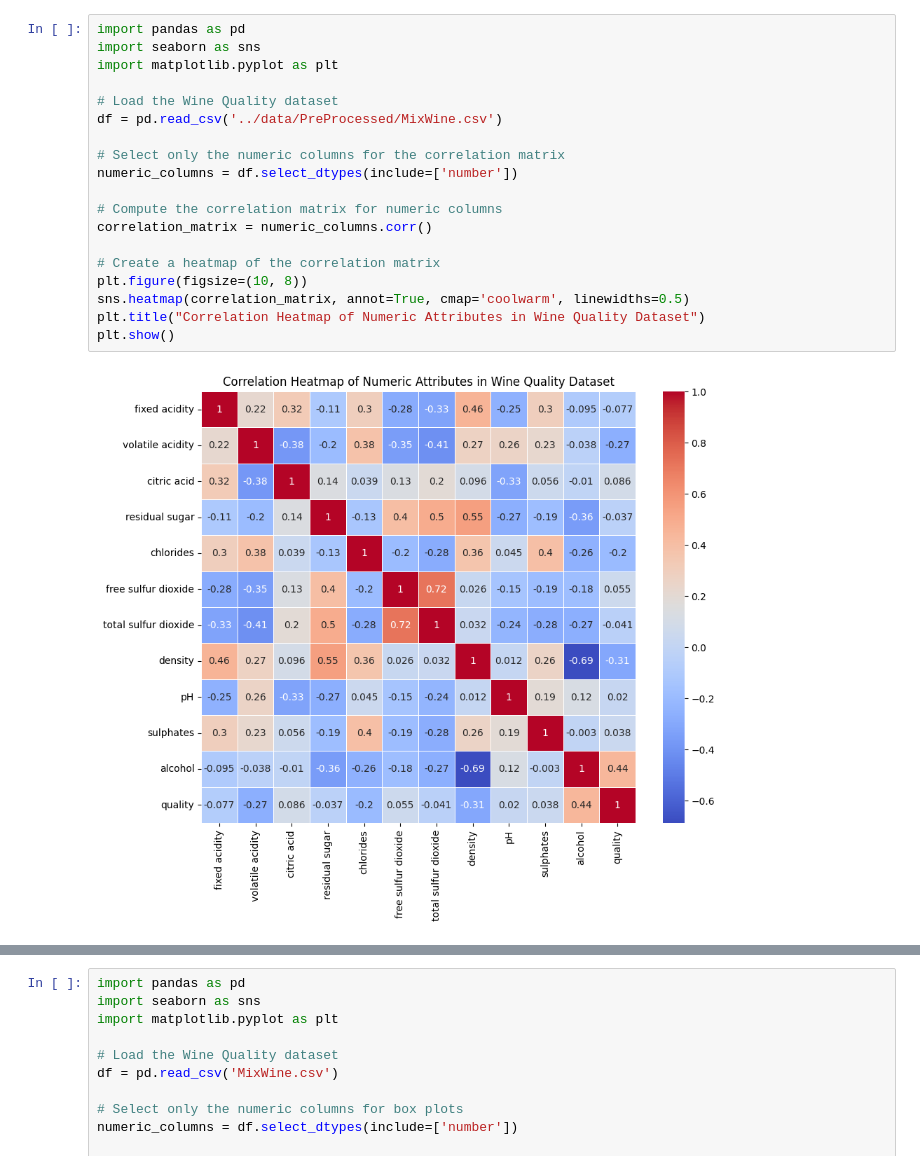
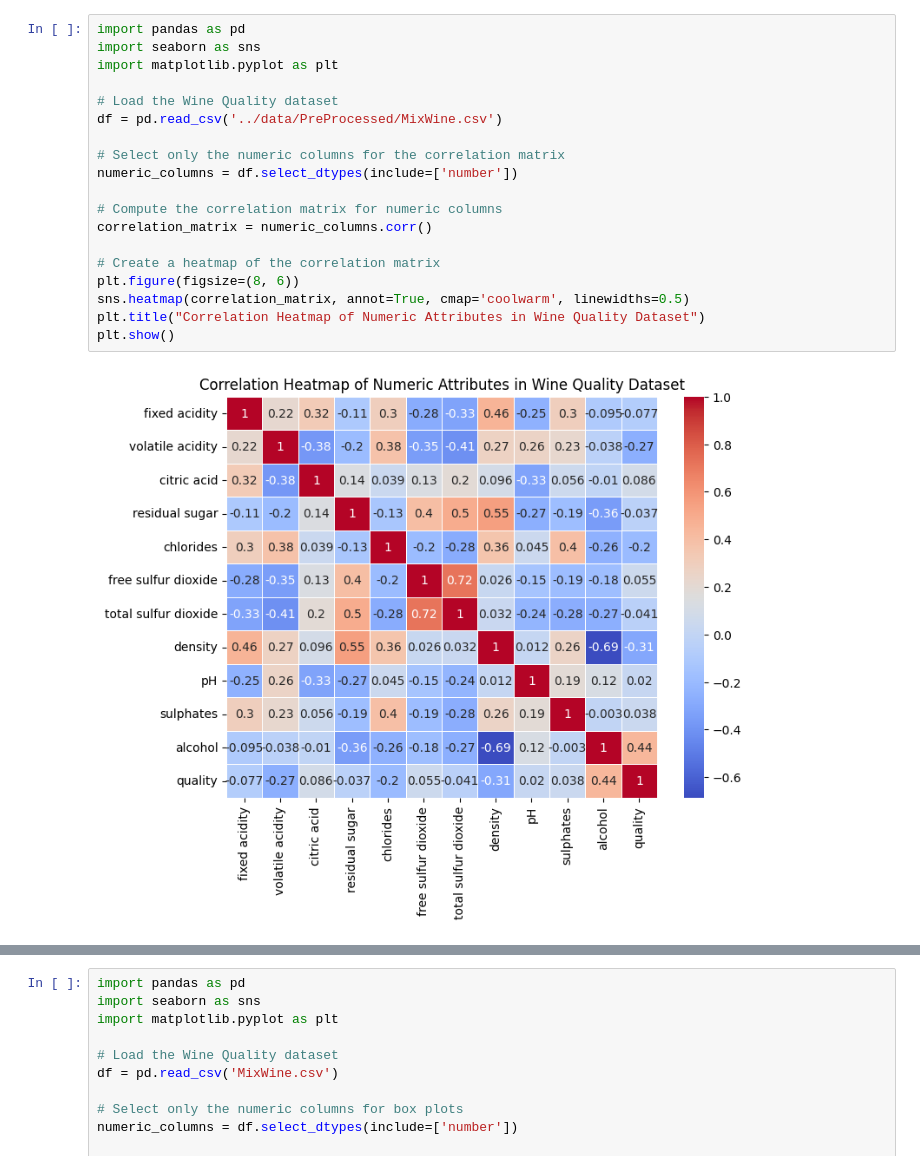
Before and after one commit to dmml-heriot-watt/group-coursework-dmml_cw, a Jupyter notebook: notebooks/DataExploreVisualization.ipynb, the cells around one changed output, grey strips where cells are left out. Saved outputs shown, nothing was run; the diff lists cells and outputs as text.

Commit message:
Added more insight
Added more insights for visualization

```diff
--- a/notebooks/DataExploreVisualization.ipynb
+++ b/notebooks/DataExploreVisualization.ipynb
@@ -93,21 +122,21 @@ No Correlation: If the cell is a pale color or close to white and the correlatio
 # %%
 import pandas as pd
 import seaborn as sns
 import matplotlib.pyplot as plt
 
 # Load the Wine Quality dataset
 df = pd.read_csv('../data/PreProcessed/MixWine.csv')
 
 # Select only the numeric columns for the correlation matrix
 numeric_columns = df.select_dtypes(include=['number'])
 
 # Compute the correlation matrix for numeric columns
 correlation_matrix = numeric_columns.corr()
 
 # Create a heatmap of the correlation matrix
-plt.figure(figsize=(10, 8))
+plt.figure(figsize=(8, 6))
 sns.heatmap(correlation_matrix, annot=True, cmap='coolwarm', linewidths=0.5)
 plt.title("Correlation Heatmap of Numeric Attributes in Wine Quality Dataset")
 plt.show()
 # %% [output]
-[figure, old version]
+[figure, new version]
```
Also changed, not shown: parts of 10 cells of this notebook.
